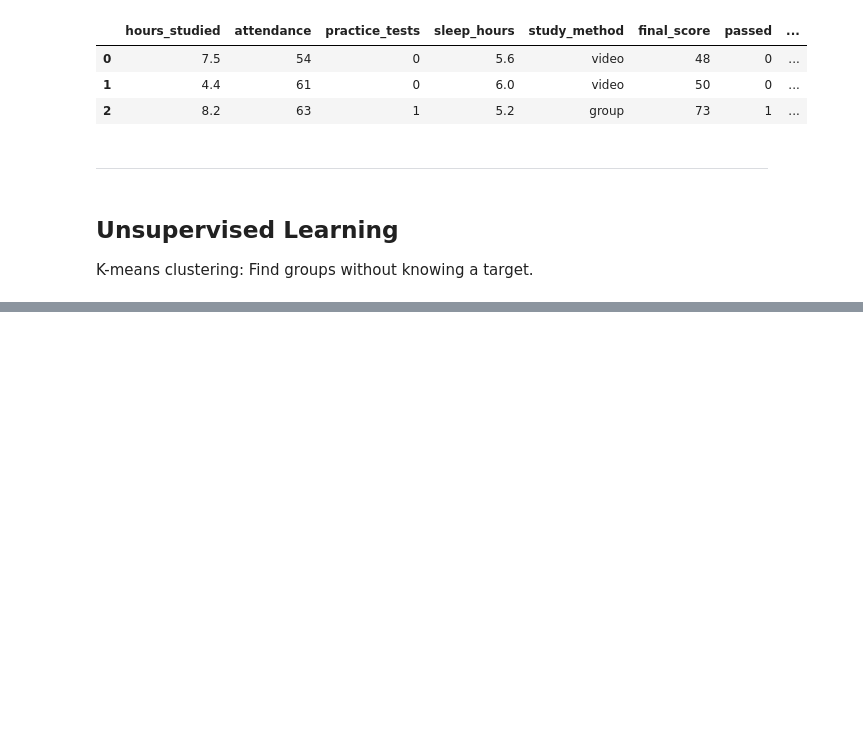
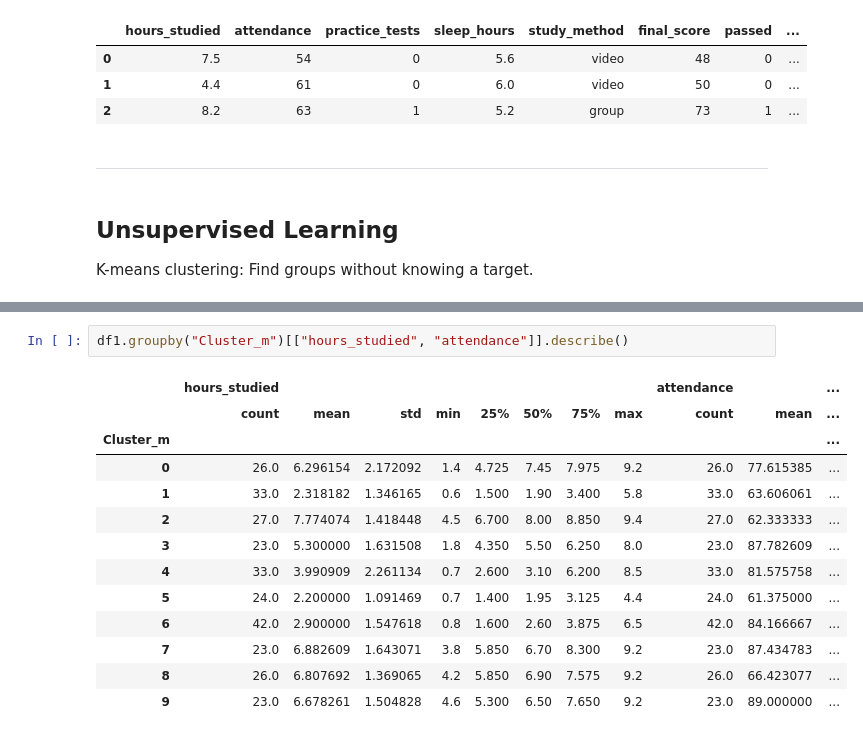
Before and after one commit to mj-awad17/AI-Engineering-bootcamp, a Jupyter notebook: Week-3/Day-3/class_work.ipynb, the cells around one changed output, grey strips where cells are left out. Cells and saved outputs as stored; diff of their text form; blank space fills up the shorter version.

```diff
--- a/Week-3/Day-3/class_work.ipynb
+++ b/Week-3/Day-3/class_work.ipynb
@@ -446,0 +576,16 @@ K-means clustering: Find groups without knowing a target.
+# %%
+df1.groupby("Cluster_m")[["hours_studied", "attendance"]].describe()
+# %% [output]
+|  | hours_studied |  |  |  |  |  |  |  | attendance |  | ... |
+|  | count | mean | std | min | 25% | 50% | 75% | max | count | mean | ... |
+| Cluster_m |  |  |  |  |  |  |  |  |  |  | ... |
+| 0 | 26.0 | 6.296154 | 2.172092 | 1.4 | 4.725 | 7.45 | 7.975 | 9.2 | 26.0 | 77.615385 | ... |
+| 1 | 33.0 | 2.318182 | 1.346165 | 0.6 | 1.500 | 1.90 | 3.400 | 5.8 | 33.0 | 63.606061 | ... |
+| 2 | 27.0 | 7.774074 | 1.418448 | 4.5 | 6.700 | 8.00 | 8.850 | 9.4 | 27.0 | 62.333333 | ... |
+| 3 | 23.0 | 5.300000 | 1.631508 | 1.8 | 4.350 | 5.50 | 6.250 | 8.0 | 23.0 | 87.782609 | ... |
+| 4 | 33.0 | 3.990909 | 2.261134 | 0.7 | 2.600 | 3.10 | 6.200 | 8.5 | 33.0 | 81.575758 | ... |
+| 5 | 24.0 | 2.200000 | 1.091469 | 0.7 | 1.400 | 1.95 | 3.125 | 4.4 | 24.0 | 61.375000 | ... |
+| 6 | 42.0 | 2.900000 | 1.547618 | 0.8 | 1.600 | 2.60 | 3.875 | 6.5 | 42.0 | 84.166667 | ... |
+| 7 | 23.0 | 6.882609 | 1.643071 | 3.8 | 5.850 | 6.70 | 8.300 | 9.2 | 23.0 | 87.434783 | ... |
+| 8 | 26.0 | 6.807692 | 1.369065 | 4.2 | 5.850 | 6.90 | 7.575 | 9.2 | 26.0 | 66.423077 | ... |
+| 9 | 23.0 | 6.678261 | 1.504828 | 4.6 | 5.300 | 6.50 | 7.650 | 9.2 | 23.0 | 89.000000 | ... |
```
Also changed, not shown: parts of 17 cells of this notebook, 1 other file.
